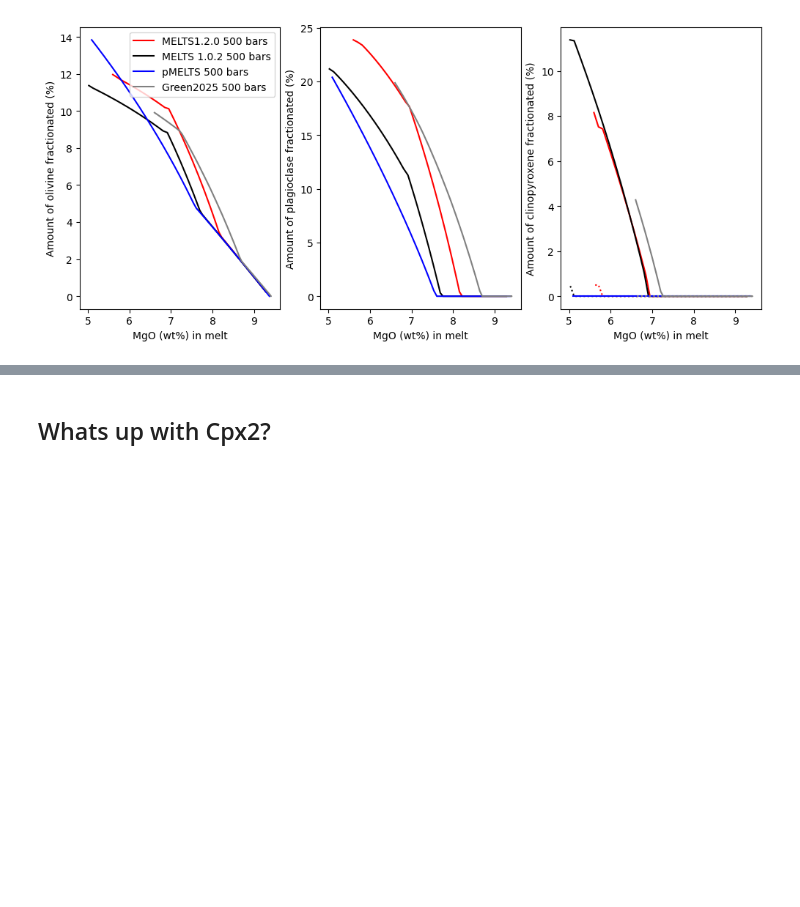
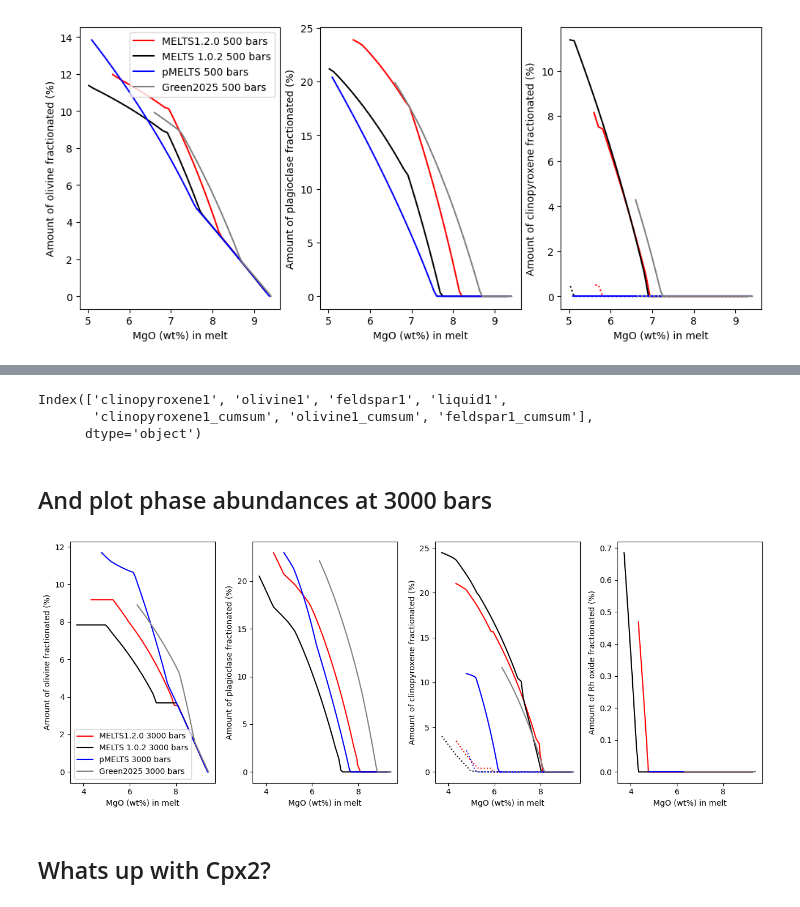
Before and after one commit to gleesonm1/PetThermoTools, a Jupyter notebook: docs/Examples/CrystallisationTests/BasalticCrystallisation_ComparingModels.ipynb, the cells around one changed output, grey strips where cells are left out. Saved outputs shown, nothing was run; the diff lists cells and outputs as text; code cells hidden in the pictures; blank space fills up the shorter version.

```diff
--- a/docs/Examples/CrystallisationTests/BasalticCrystallisation_ComparingModels.ipynb
+++ b/docs/Examples/CrystallisationTests/BasalticCrystallisation_ComparingModels.ipynb
@@ -288,3 +344,78 @@ Text(0.5, 0, 'MgO (wt%) in melt')
+# %%
+Isobaric_Xtal_Green2025['P = 3000.0 bars']['mass_g'].columns
+# %% [output]
+Index(['clinopyroxene1', 'olivine1', 'feldspar1', 'liquid1',
+       'clinopyroxene1_cumsum', 'olivine1_cumsum', 'feldspar1_cumsum'],
+      dtype='object')
+# %% [markdown]
+## And plot phase abundances at 3000 bars
+# %%
+fig, (ax1, ax2, ax3, ax4) = plt.subplots(1, 4, figsize = (13,5))
+
+# Lets loop through all the models
+models=[Isobaric_Xtal_120['P = 3000.0 bars'], Isobaric_Xtal_102['P = 3000.0 bars'],
+Isobaric_Xtal_pMELTS['P = 3000.0 bars'], Isobaric_Xtal_Green2025['P = 3000.0 bars'] ]
+labels=['MELTS1.2.0 3000 bars', 'MELTS 1.0.2 3000 bars', 'pMELTS 3000 bars', 'Green2025 3000 bars']
+cols=['r', 'k', 'b', 'grey']
+
+for model, label, col in zip(models, labels, cols):
+    mg = model['All']['MgO_Liq']
+
+    # Plot olivine (or zeros if missing)
+    if 'olivine1_cumsum' in model['mass_g'].columns:
+        y_ol = model['mass_g']['olivine1_cumsum']
+    else:
+        y_ol = [0] * len(mg)
+    ax1.plot(mg, y_ol, '-', color=col, label=label)
+
+    # Plot plagioclase (or zeros if missing)
+    if 'plagioclase1_cumsum' in model['mass_g'].columns:
+        y_plag = model['mass_g']['plagioclase1_cumsum']
+    elif 'feldspar1_cumsum' in model['mass_g'].columns:
+        y_plag = model['mass_g']['feldspar1_cumsum']
+    else:
+        y_plag = [0] * len(mg)
+    ax2.plot(mg, y_plag, '-', color=col, label=label)
+
+    # Plot clinopyroxene (or zeros if missing)
+    if 'clinopyroxene1_cumsum' in model['mass_g'].columns:
+        y_cpx = model['mass_g']['clinopyroxene1_cumsum']
+    else:
+        y_cpx = [0] * len(mg)
+    ax3.plot(mg, y_cpx, '-', color=col, label=label)
+
+
+    if 'clinopyroxene2_cumsum' in model['mass_g'].columns:
+        y_cpx2 = model['mass_g']['clinopyroxene2_cumsum']
+    else:
+        y_cpx2 = [0] * len(mg)
+    ax3.plot(mg, y_cpx2, ':', color=col, label=label)
+
+    # Plot Rho oxide (or zeros if missing)
+    if 'rhm-oxide1_cumsum' in model['mass_g'].columns:
+        y_rh = model['mass_g']['rhm-oxide1_cumsum']
+    else:
+        y_rh = [0] * len(mg)
+    ax4.plot(mg, y_rh, '-', color=col, label=label)
+
+
+ax1.legend()
+ax1.set_ylabel('Amount of olivine fractionated (%)')
+ax1.set_xlabel('MgO (wt%) in melt')
+
+
+ax2.set_ylabel('Amount of plagioclase fractionated (%)')
+ax2.set_xlabel('MgO (wt%) in melt')
+
+ax3.set_ylabel('Amount of clinopyroxene fractionated (%)')
+ax3.set_xlabel('MgO (wt%) in melt')
+
+ax4.set_ylabel('Amount of Rh oxide fractionated (%)')
+ax4.set_xlabel('MgO (wt%) in melt')
+
+fig.tight_layout()
+# %% [output]
+[figure, added]
 # %% [markdown]
 ## Whats up with Cpx2?
 # %%
```
Also changed, not shown: parts of 10 cells of this notebook.
